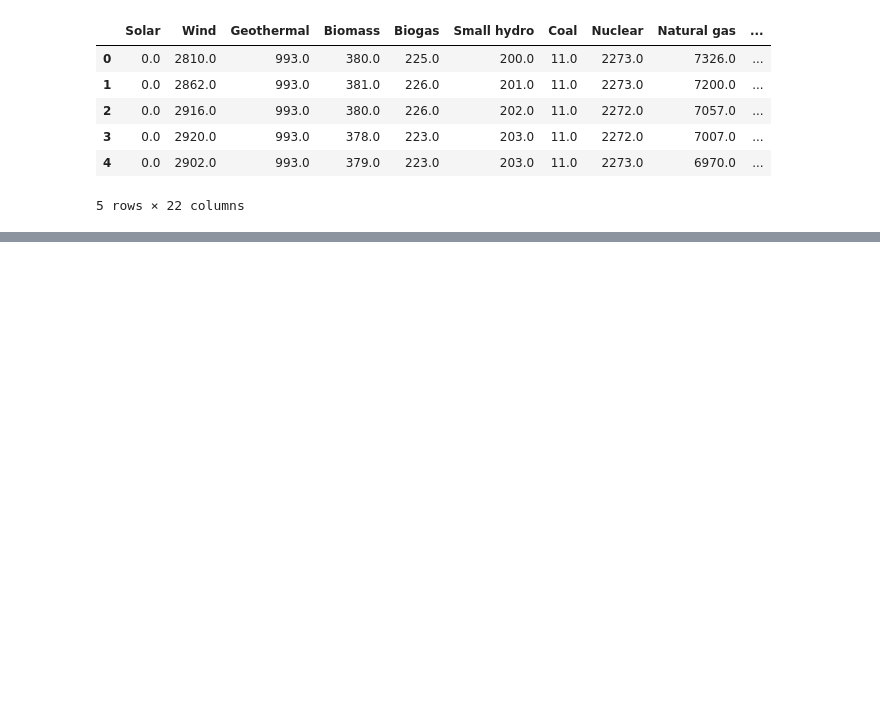
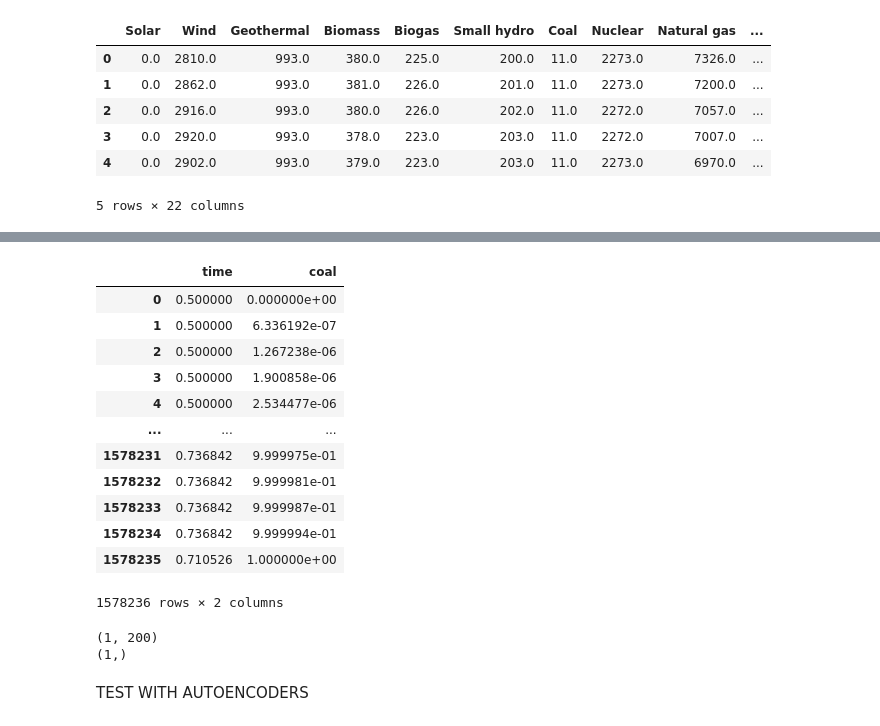
Before and after one commit to dairuinz/data_mining, a Jupyter notebook: data_mining_1.ipynb, the cells around one changed output, grey strips where cells are left out. Cells and saved outputs as stored; diff of their text form; code cells hidden in the pictures; blank space fills up the shorter version.

```diff
--- a/data_mining_1.ipynb
+++ b/data_mining_1.ipynb
@@ -498,0 +573,7 @@ Index(['Solar', 'Wind', 'Geothermal', 'Biomass', 'Biogas', 'Small hydro',
+# %%
+from sklearn.preprocessing import StandardScaler, MinMaxScaler
+scaler = MinMaxScaler()
+
+scaler.fit(df[['coal', 'time']])
+df = scaler.transform(df[['coal', 'time']])
+df
@@ -498,0 +588,19 @@ Index(['Solar', 'Wind', 'Geothermal', 'Biomass', 'Biogas', 'Small hydro',
+# %%
+df = pd.DataFrame(df)
+df.columns = ['coal', 'time']
+df = df.reindex(columns=['time', 'coal'])
+df
+# %% [output]
+|  | time | coal |
+| 0 | 0.500000 | 0.000000e+00 |
+| 1 | 0.500000 | 6.336192e-07 |
+| 2 | 0.500000 | 1.267238e-06 |
+| 3 | 0.500000 | 1.900858e-06 |
+| 4 | 0.500000 | 2.534477e-06 |
+| ... | ... | ... |
+| 1578231 | 0.736842 | 9.999975e-01 |
+| 1578232 | 0.736842 | 9.999981e-01 |
+| 1578233 | 0.736842 | 9.999987e-01 |
+| 1578234 | 0.736842 | 9.999994e-01 |
+| 1578235 | 0.710526 | 1.000000e+00 |
+1578236 rows × 2 columns
@@ -498,0 +613,9 @@ Index(['Solar', 'Wind', 'Geothermal', 'Biomass', 'Biogas', 'Small hydro',
+# %%
+X, y = generator[1]
+print(X.shape)
+print(y.shape)
+# %% [output]
+(1, 200)
+(1,)
+# %% [markdown]
+TEST WITH AUTOENCODERS
```
Also changed, not shown: parts of 13 cells of this notebook.
